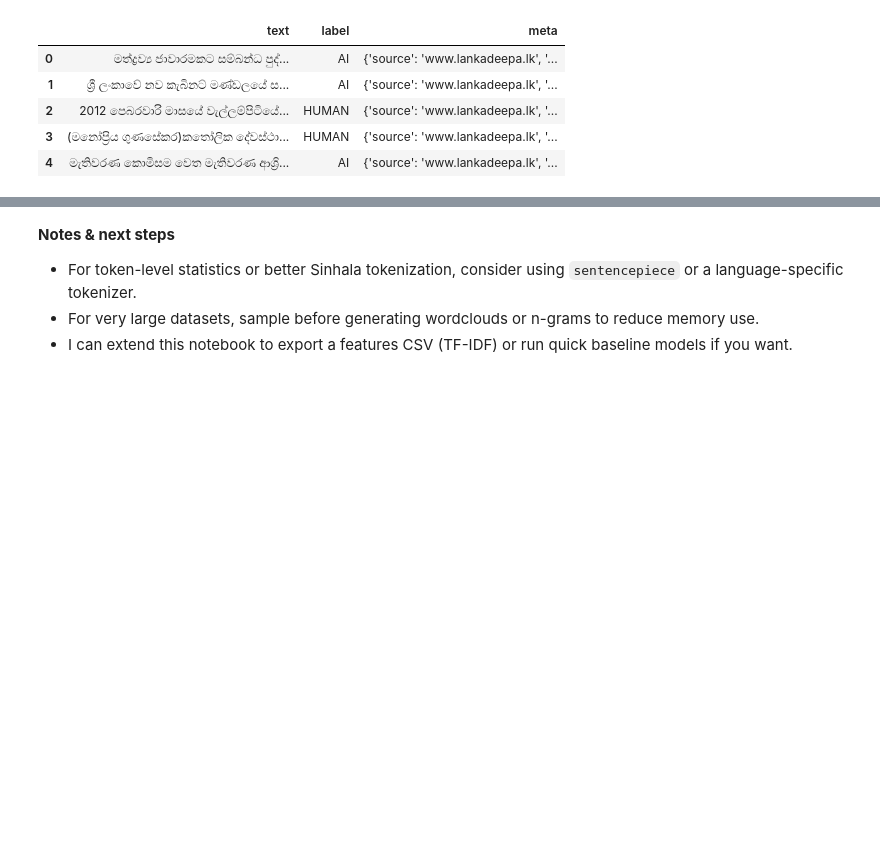
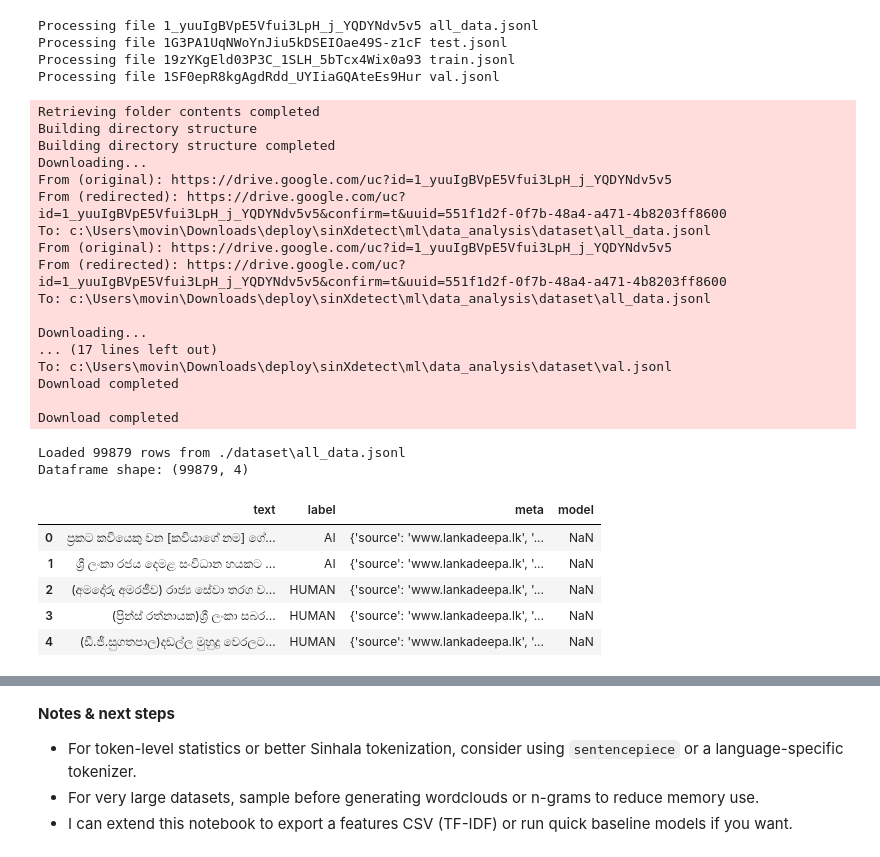
Before and after one commit to movindugunarathna/sinXdetect, a Jupyter notebook: ml/data_analysis/exploratory_data_analysis_sinXdetect_v2.ipynb, the cells around one changed output, grey strips where cells are left out. Saved outputs shown, nothing was run; the diff lists cells and outputs as text; code cells hidden in the pictures; blank space fills up the shorter version.

```diff
--- a/ml/data_analysis/exploratory_data_analysis_sinXdetect_v2.ipynb
+++ b/ml/data_analysis/exploratory_data_analysis_sinXdetect_v2.ipynb
@@ -15,27 +45,40 @@ plt.rcParams['figure.figsize'] = (10,5)
 # %%
-# Loader: accepts a single JSONL file or a directory of .jsonl files
-# Change data_path to './dataset/all_data.jsonl' if you prefer a single file
-data_path = r'C:\Users\Pasindu Gunarathne\Downloads\sinXdetect\ml\dataset\val.jsonl'
-dfs = []
+import gdown
+
+# Google Drive folder ID from the shared link
+# https://drive.google.com/drive/folders/1TbQbDcHKhVurAJIOekhXysMrc1JpBpyg
+folder_id = '1TbQbDcHKhVurAJIOekhXysMrc1JpBpyg'
+
+# Download all_data.jsonl from the Google Drive folder
+# First, let's download the entire folder or the specific file
+output_dir = './dataset'
+os.makedirs(output_dir, exist_ok=True)
+
+# Download the folder contents
+gdown.download_folder(id=folder_id, output=output_dir, quiet=False)
+
+# Load the all_data.jsonl file
+data_path = os.path.join(output_dir, 'all_data.jsonl')
+
 if os.path.isfile(data_path):
-    df = pd.read_json(data_path, lines=True)
-    dfs.append(df)
-    print(f'Loaded {len(df)} rows from {data_path}')
-elif os.path.isdir(data_path):
-    for fn in sorted(os.listdir(data_path)):
+    data = pd.read_json(data_path, lines=True)
+    print(f'Loaded {len(data)} rows from {data_path}')
+else:
+    # If all_data.jsonl not found, try to load any .jsonl files in the folder
+    dfs = []
+    for fn in sorted(os.listdir(output_dir)):
         if fn.endswith('.jsonl'):
-            path = os.path.join(data_path, fn)
+            path = os.path.join(output_dir, fn)
             try:
                 df = pd.read_json(path, lines=True)
                 dfs.append(df)
                 print(f'Loaded {len(df)} rows from {fn}')
             except Exception as e:
                 print('Failed to read', path, e)
-else:
-    raise FileNotFoundError(f'No file or directory found at {data_path}')
-if not dfs:
-    raise FileNotFoundError('No .jsonl files found in dataset path')
-data = pd.concat(dfs, ignore_index=True)
+    if not dfs:
+        raise FileNotFoundError('No .jsonl files found in downloaded folder')
+    data = pd.concat(dfs, ignore_index=True)
+
 print('Dataframe shape:', data.shape)
 display(data.head())
 # %% [output]
@@ -44,9 +86,32 @@ Dataframe shape: (90457, 3)
+Processing file 1_yuuIgBVpE5Vfui3LpH_j_YQDYNdv5v5 all_data.jsonl
+Processing file 1G3PA1UqNWoYnJiu5kDSEIOae49S-z1cF test.jsonl
+Processing file 19zYKgEld03P3C_1SLH_5bTcx4Wix0a93 train.jsonl
+Processing file 1SF0epR8kgAgdRdd_UYIiaGQAteEs9Hur val.jsonl
+Retrieving folder contents completed
+Building directory structure
+Building directory structure completed
+Downloading...
+From (original): https://drive.google.com/uc?id=1_yuuIgBVpE5Vfui3LpH_j_YQDYNdv5v5
+From (redirected): https://drive.google.com/uc?id=1_yuuIgBVpE5Vfui3LpH_j_YQDYNdv5v5&confirm=t&uuid=551f1d2f-0f7b-48a4-a471-4b8203ff8600
+To: c:\Users\movin\Downloads\deploy\sinXdetect\ml\data_analysis\dataset\all_data.jsonl
+From (original): https://drive.google.com/uc?id=1_yuuIgBVpE5Vfui3LpH_j_YQDYNdv5v5
+From (redirected): https://drive.google.com/uc?id=1_yuuIgBVpE5Vfui3LpH_j_YQDYNdv5v5&confirm=t&uuid=551f1d2f-0f7b-48a4-a471-4b8203ff8600
+To: c:\Users\movin\Downloads\deploy\sinXdetect\ml\data_analysis\dataset\all_data.jsonl
+
+Downloading...
+... (17 lines left out)
+To: c:\Users\movin\Downloads\deploy\sinXdetect\ml\data_analysis\dataset\val.jsonl
+Download completed
+
+Download completed
+Loaded 99879 rows from ./dataset\all_data.jsonl
+Dataframe shape: (99879, 4)
-|  | text | label | meta |
-| 0 | මත්ද්‍රව්‍ය ජාවාරමකට සම්බන්ධ පුද්... | AI | {'source': 'www.lankadeepa.lk', '... |
-| 1 | ශ්‍රී ලංකාවේ නව කැබිනට් මණ්ඩලයේ ස... | AI | {'source': 'www.lankadeepa.lk', '... |
-| 2 | 2012 පෙබරවාරි මාසයේ වැල්ලම්පිටියේ... | HUMAN | {'source': 'www.lankadeepa.lk', '... |
-| 3 | (මනෝප්‍රිය ගුණසේකර)කතෝලික දේවස්ථා... | HUMAN | {'source': 'www.lankadeepa.lk', '... |
-| 4 | මැතිවරණ කොමිසම වෙත මැතිවරණ ආශ්‍රි... | AI | {'source': 'www.lankadeepa.lk', '... |
+|  | text | label | meta | model |
+| 0 | ප්‍රකට කවියෙකු වන [කවියාගේ නම] ගේ... | AI | {'source': 'www.lankadeepa.lk', '... | NaN |
+| 1 | ශ්‍රී ලංකා රජය දෙමළ සංවිධාන හයකට ... | AI | {'source': 'www.lankadeepa.lk', '... | NaN |
+| 2 | (අමදෝරු අමරජීව) රාජ්‍ය සේවා තරග ව... | HUMAN | {'source': 'www.lankadeepa.lk', '... | NaN |
+| 3 | (ප්‍රින්ස් රත්නායක)ශ්‍රී ලංකා සබර... | HUMAN | {'source': 'www.lankadeepa.lk', '... | NaN |
+| 4 | (ඩී.ජී.සුගතපාල)දඩල්ල මුහුදු වෙරලට... | HUMAN | {'source': 'www.lankadeepa.lk', '... | NaN |
 # %%
 # Basic info and checks
 print(data.info())
```
Also changed, not shown: parts of 8 cells of this notebook.
